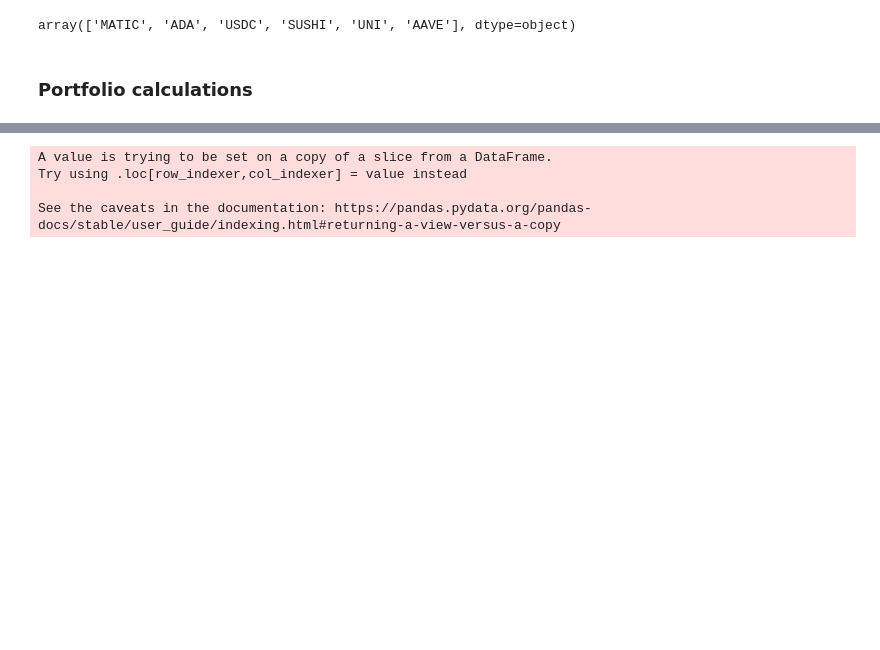
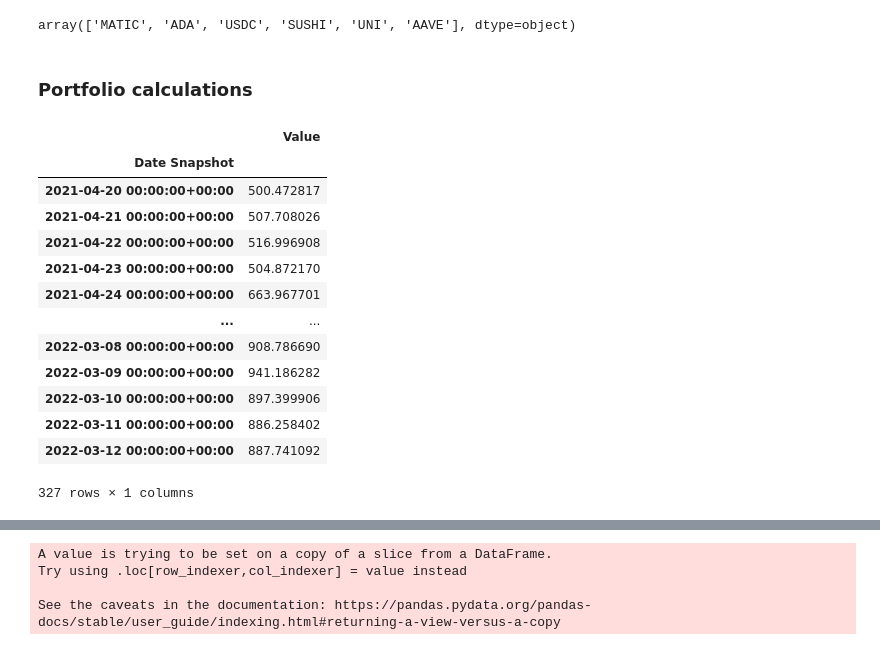
Before and after one commit to giocaizzi/surfingcrypto, a Jupyter notebook: notebooks/portfolio.ipynb, the cells around one changed output, grey strips where cells are left out. Saved outputs shown, nothing was run; the diff lists cells and outputs as text; code cells hidden in the pictures; blank space fills up the shorter version.

```diff
--- a/notebooks/portfolio.ipynb
+++ b/notebooks/portfolio.ipynb
@@ -118,3 +118,21 @@ t.daily_snapshots[-1].Symbol.unique()
 array(['MATIC', 'ADA', 'USDC', 'SUSHI', 'UNI', 'AAVE'], dtype=object)
 # %% [markdown]
 ### Portfolio calculations
+# %%
+value=t.track_value()
+value
+# %% [output]
+|  | Value |
+| Date Snapshot |  |
+| 2021-04-20 00:00:00+00:00 | 500.472817 |
+| 2021-04-21 00:00:00+00:00 | 507.708026 |
+| 2021-04-22 00:00:00+00:00 | 516.996908 |
+| 2021-04-23 00:00:00+00:00 | 504.872170 |
+| 2021-04-24 00:00:00+00:00 | 663.967701 |
+| ... | ... |
+| 2022-03-08 00:00:00+00:00 | 908.786690 |
+| 2022-03-09 00:00:00+00:00 | 941.186282 |
+| 2022-03-10 00:00:00+00:00 | 897.399906 |
+| 2022-03-11 00:00:00+00:00 | 886.258402 |
+| 2022-03-12 00:00:00+00:00 | 887.741092 |
+327 rows × 1 columns
```
Also changed, not shown: parts of 1 cell of this notebook, 1 other file.
